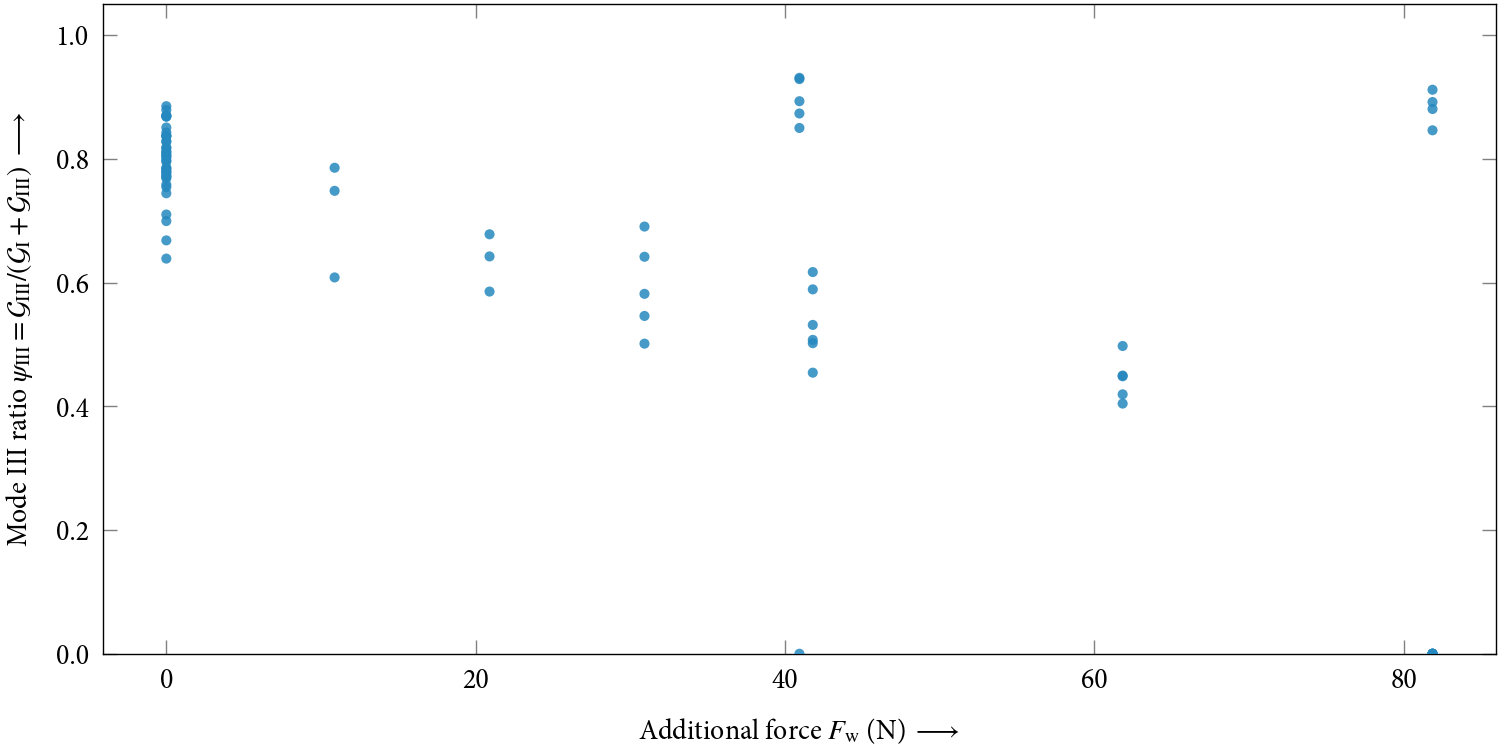
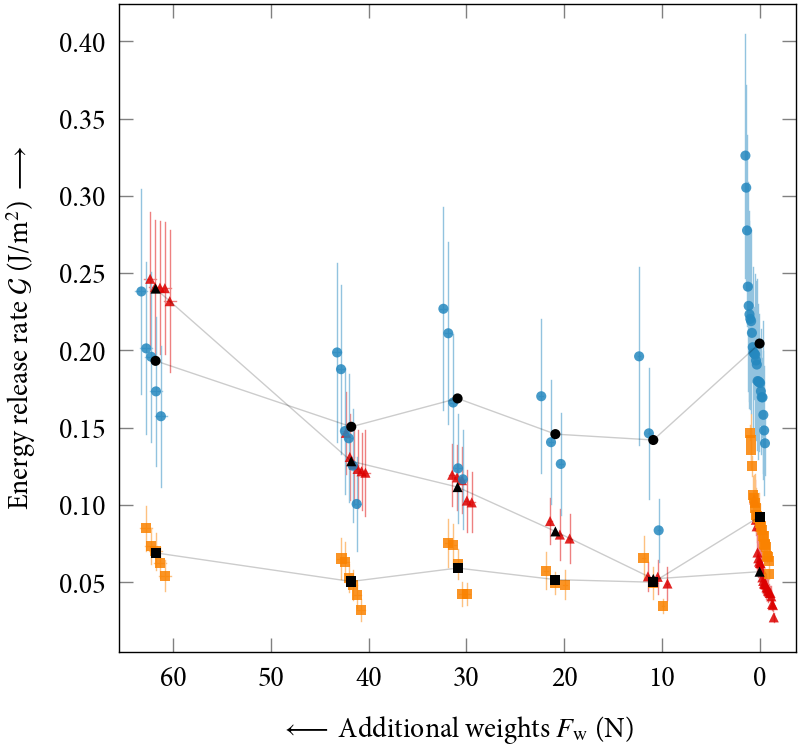
Unified diff of the notebook cell whose output changed from the first chart to the second:
--- before
+++ after
@@ -1,6 +1,6 @@
-fig_surface_load_mode_III_ratio = vis.plot_surface_load_mode_III_ratio(
+fig_surface_load_mode_III_ratio = vis.plot_load_config_ERR(
     df_or_path=path_metadata+"/M3DC_raw.parquet",
     title=None,
-    figsize=(15, 7.5),
+    figsize=(8, 7.5),
     dpi=100,
     alpha=0.85,
@@ -11,3 +11,7 @@
     labelpad_y=15,
     frame_thickness=1,
+    exclude_pst=True,
+    only_pst=False,
+    switch_x_axis_dir=True,
+    phi_filter='upslope',
 )

Commit: feat: additional weight ERR plot improvements